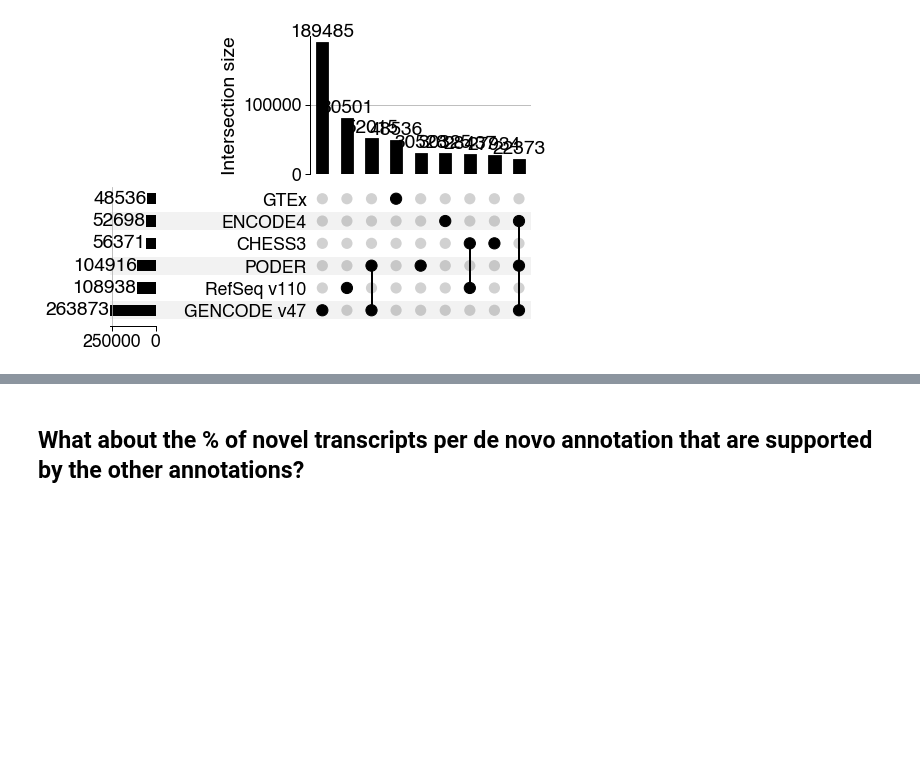
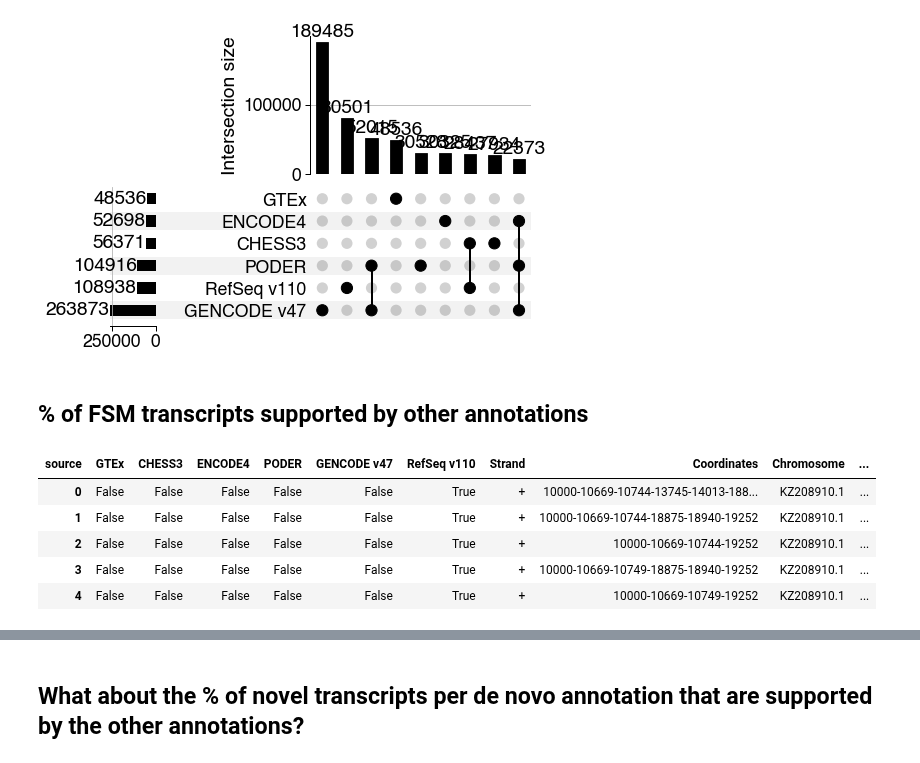
Before and after one commit to fairliereese/240903_pt, a Jupyter notebook: analysis/figure_characterize_poder/compare_annotation_to_external.ipynb, the cells around one changed output, grey strips where cells are left out. Cells and saved outputs as stored; diff of their text form; code cells hidden in the pictures; blank space fills up the shorter version.

```diff
--- a/analysis/figure_characterize_poder/compare_annotation_to_external.ipynb
+++ b/analysis/figure_characterize_poder/compare_annotation_to_external.ipynb
@@ -143,3 +143,15 @@ feat NOT subset; don't know how to subset; dropped
 meta NOT subset; don't know how to subset; dropped
 morx NOT subset; don't know how to subset; dropped
 [figure]
+# %% [markdown]
+## % of FSM transcripts supported by other annotations
+# %%
+df  = df.reset_index()
+df.head()
+# %% [output]
+| source | GTEx | CHESS3 | ENCODE4 | PODER | GENCODE v47 | RefSeq v110 | Strand | Coordinates | Chromosome | ... |
+| 0 | False | False | False | False | False | True | + | 10000-10669-10744-13745-14013-188... | KZ208910.1 | ... |
+| 1 | False | False | False | False | False | True | + | 10000-10669-10744-18875-18940-19252 | KZ208910.1 | ... |
+| 2 | False | False | False | False | False | True | + | 10000-10669-10744-19252 | KZ208910.1 | ... |
+| 3 | False | False | False | False | False | True | + | 10000-10669-10749-18875-18940-19252 | KZ208910.1 | ... |
+| 4 | False | False | False | False | False | True | + | 10000-10669-10749-19252 | KZ208910.1 | ... |
```
Also changed, not shown: parts of 4 cells of this notebook, 3 other files.
